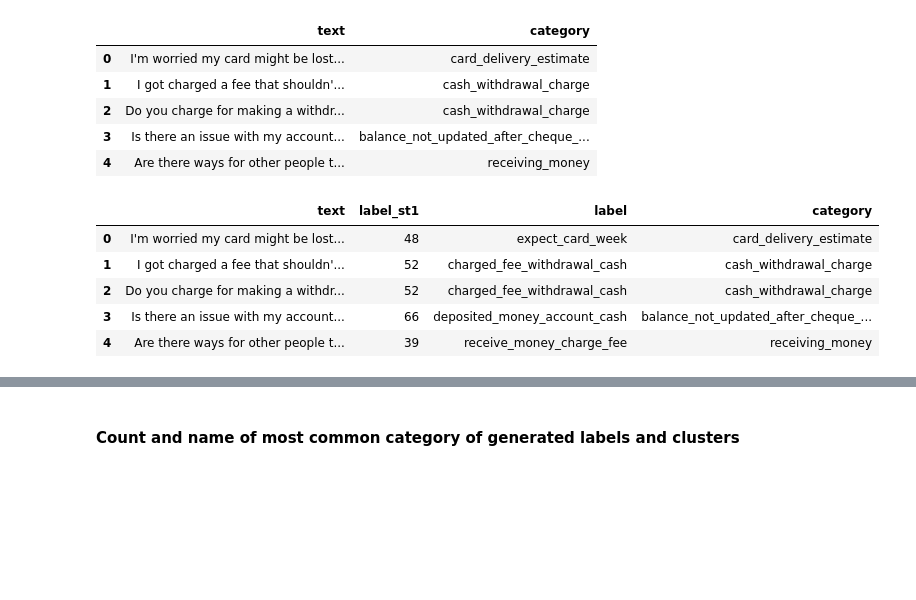
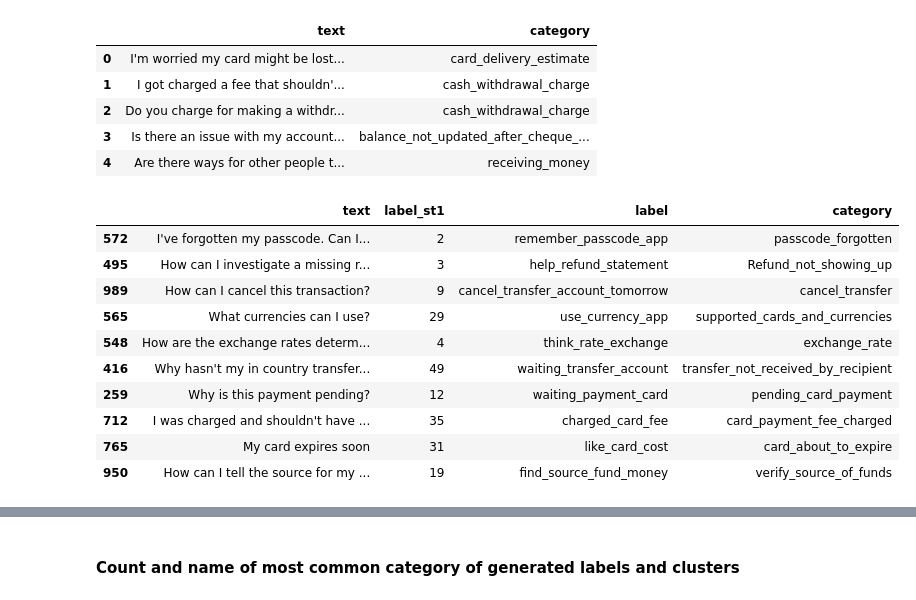
Before and after one commit to dborrelli/chat-intents, a Jupyter notebook: notebooks/05-label-intents.ipynb, the cells around one changed output, grey strips where cells are left out. Saved outputs shown, nothing was run; the diff lists cells and outputs as text; code cells hidden in the pictures; blank space fills up the shorter version.

```diff
--- a/notebooks/05-label-intents.ipynb
+++ b/notebooks/05-label-intents.ipynb
@@ -53,5 +60,7 @@ example_category
 # %%
-example_doc = nlp(list(example_category['text'])[11])
+example_doc = nlp(list(example_category['text'])[12])
+
+print(f'{example_doc}\n')
 
 for token in example_doc:
     print(token.text, token.lemma_, token.pos_, token.tag_, token.dep_ , token.is_stop)
@@ -92,6 +106,16 @@ def get_group(df, category_col, category):
     return single_category
 # %%
 def most_common(lst, n_words):
+    """
+    Get most common words in a list of words
+
+    Arguments:
+        lst: list, each element is a word
+        n_words: number of top common words to return
+
+    Returns:
+        counter.most_common(n_words): counter object of n most common words
+    """
     counter=collections.Counter(lst)
     return counter.most_common(n_words)
 # %%
@@ -159,6 +197,19 @@ def extract_labels(category_docs, print_word_counts=False):
     return label
 # %%
 def apply_and_summarize_labels(df, category_col):
+    """
+    Assign groups to original documents and provide group counts
+
+    Arguments:
+        df: pandas dataframe of original documents of interest to
+            cluster
+        category_col: str, column name corresponding to categories or clusters
+
+    Returns:
+        summary_df: pandas dataframe with model cluster assignment, number
+                    of documents in each cluster and derived labels
+    """
+
     numerical_labels = df[category_col].unique()
 
     # create dictionary of the numerical category to the generated label
@@ -179,6 +230,17 @@ def apply_and_summarize_labels(df, category_col):
     return summary_df
 # %%
 def combine_ground_truth(df_clusters, df_ground, key):
+    """
+    Combines dataframes of documents with extracted and ground truth labels
+
+    Arguments:
+        df_clusters: pandas dataframe, each row as a document with corresponding extracted label
+        df_ground: pandas dataframe, each row as a document with corresponding ground truth label
+        key: str, key to merge tables on
+
+    Returns:
+        df_combined: pandas dataframe, each row as a document with extracted and ground truth labels
+    """
     df_combined = pd.merge(df_clusters, df_ground, on=key, how = 'left')
     return df_combined
 # %%
@@ -237,11 +332,16 @@ data_ground.head()
 | 4 | Are there ways for other people t... | receiving_money |
 # %%
 labeled_clusters = combine_ground_truth(labeled_clusters, data_ground, 'text')
-labeled_clusters.head()
+labeled_clusters.sample(10)
 # %% [output]
 |  | text | label_st1 | label | category |
-| 0 | I'm worried my card might be lost... | 48 | expect_card_week | card_delivery_estimate |
-| 1 | I got charged a fee that shouldn'... | 52 | charged_fee_withdrawal_cash | cash_withdrawal_charge |
-| 2 | Do you charge for making a withdr... | 52 | charged_fee_withdrawal_cash | cash_withdrawal_charge |
-| 3 | Is there an issue with my account... | 66 | deposited_money_account_cash | balance_not_updated_after_cheque_... |
-| 4 | Are there ways for other people t... | 39 | receive_money_charge_fee | receiving_money |
+| 572 | I've forgotten my passcode. Can I... | 2 | remember_passcode_app | passcode_forgotten |
+| 495 | How can I investigate a missing r... | 3 | help_refund_statement | Refund_not_showing_up |
+| 989 | How can I cancel this transaction? | 9 | cancel_transfer_account_tomorrow | cancel_transfer |
+| 565 | What currencies can I use? | 29 | use_currency_app | supported_cards_and_currencies |
+| 548 | How are the exchange rates determ... | 4 | think_rate_exchange | exchange_rate |
+| 416 | Why hasn't my in country transfer... | 49 | waiting_transfer_account | transfer_not_received_by_recipient |
+| 259 | Why is this payment pending? | 12 | waiting_payment_card | pending_card_payment |
+| 712 | I was charged and shouldn't have ... | 35 | charged_card_fee | card_payment_fee_charged |
+| 765 | My card expires soon | 31 | like_card_cost | card_about_to_expire |
+| 950 | How can I tell the source for my ... | 19 | find_source_fund_money | verify_source_of_funds |
```
Also changed, not shown: parts of 21 cells of this notebook.
